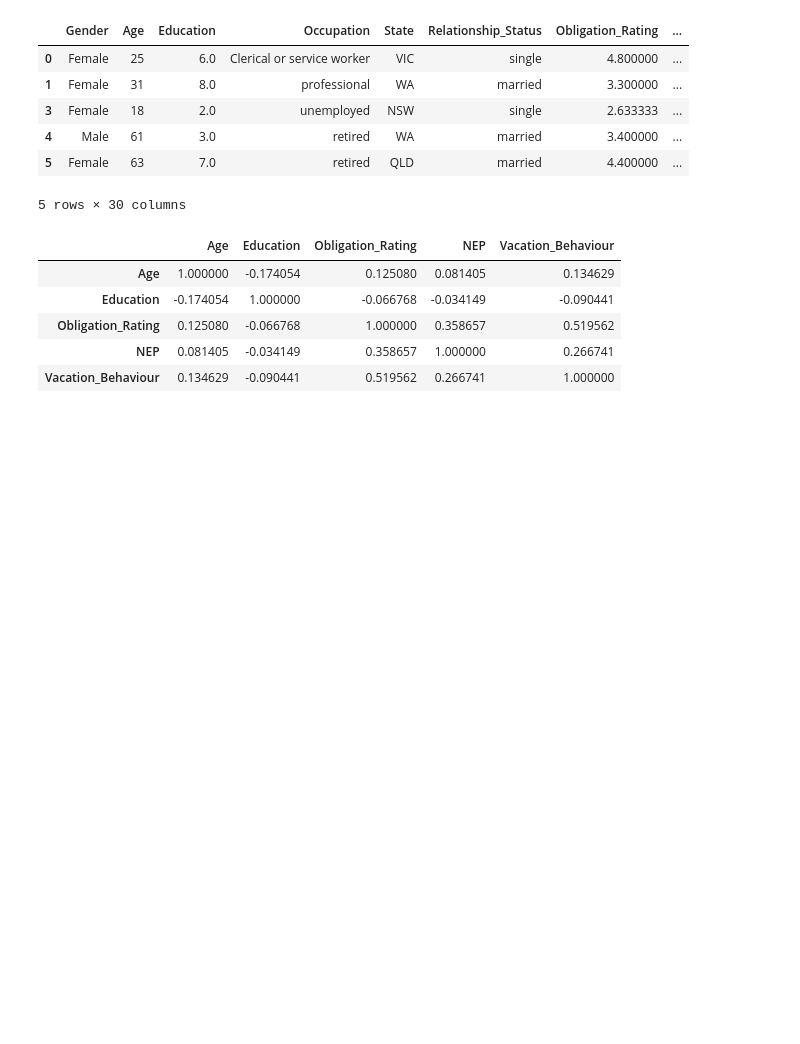
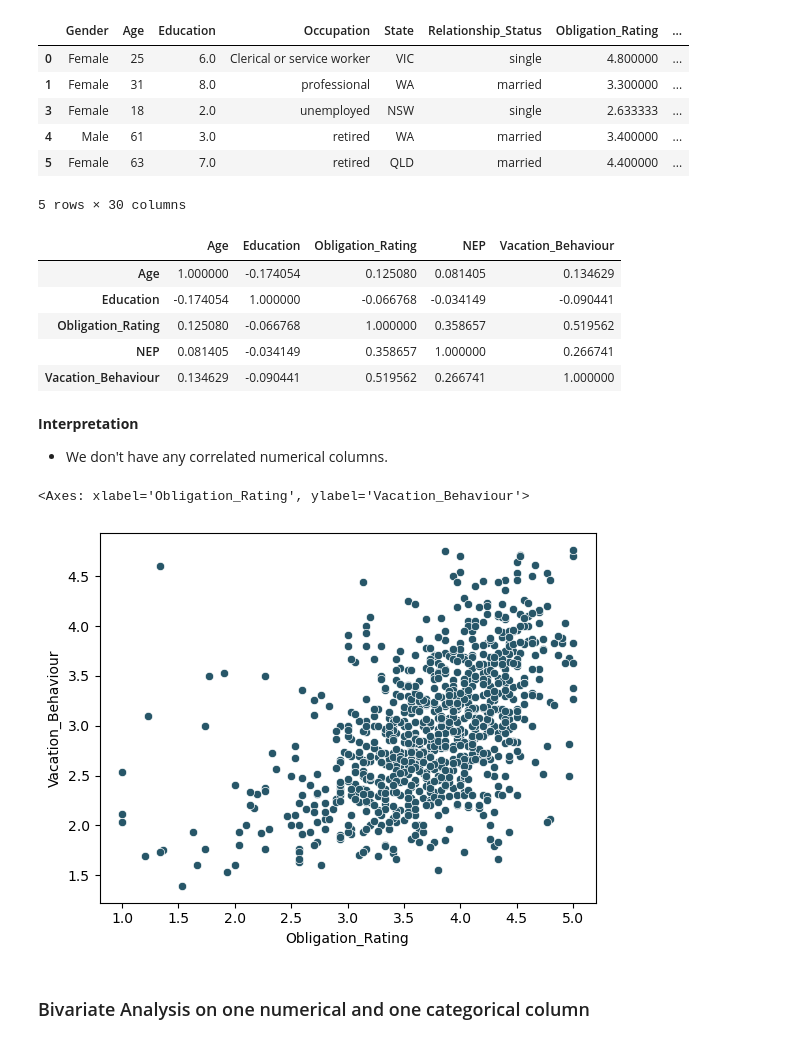
Before and after one commit to max-programming/python_scripts_ckpcet, a Jupyter notebook: project_on_data_analytics/project_1_data_analytics_on_vacation_data/Data_Analytics_On_Vacation_Data.ipynb, the cells around one changed output. Drawn from its saved outputs; the diff is of its cells as text; code cells hidden in the pictures; blank space fills up the shorter version.

```diff
--- a/project_on_data_analytics/project_1_data_analytics_on_vacation_data/Data_Analytics_On_Vacation_Data.ipynb
+++ b/project_on_data_analytics/project_1_data_analytics_on_vacation_data/Data_Analytics_On_Vacation_Data.ipynb
@@ -219,8 +220,12 @@ dtype: float64
 
 # missing percent greater than 75%
 
-df_vacation_data.drop('Income_Doller_k',axis=1,inplace=True) # punching method (Reversing through breakpoints is not possible)
-df_vacation_data = df_vacation_data.drop('Expenditure_Doller_k',axis=1) # reassigning values (Buiness Standard)
+df_vacation_data.drop(
+    "Income_Doller_k" axis=1, inplace=True
+)  # punching method (Reversing through breakpoints is not possible)
+df_vacation_data = df_vacation_data.drop(
+    "Expenditure_Doller_k" axis=1
+)  # reassigning values (Buiness Standard)
 # %%
 # perform authentic check
 
@@ -1463,3 +1515,16 @@ df_num.corr()
 | Obligation_Rating | 0.125080 | -0.066768 | 1.000000 | 0.358657 | 0.519562 |
 | NEP | 0.081405 | -0.034149 | 0.358657 | 1.000000 | 0.266741 |
 | Vacation_Behaviour | 0.134629 | -0.090441 | 0.519562 | 0.266741 | 1.000000 |
+# %% [markdown]
+**Interpretation**
+- We don't have any correlated numerical columns.
+# %%
+# Plot a scatter plot between vacation behaviour and obligation rating
+sns.scatterplot(
+    x="Obligation_Rating" y="Vacation_Behaviour" data=df_num, color="#275668"
+)
+# %% [output]
+<Axes: xlabel='Obligation_Rating', ylabel='Vacation_Behaviour'>
+[figure, added]
+# %% [markdown]
+### Bivariate Analysis on one numerical and one categorical column
```
Also changed, not shown: parts of 52 cells of this notebook.
